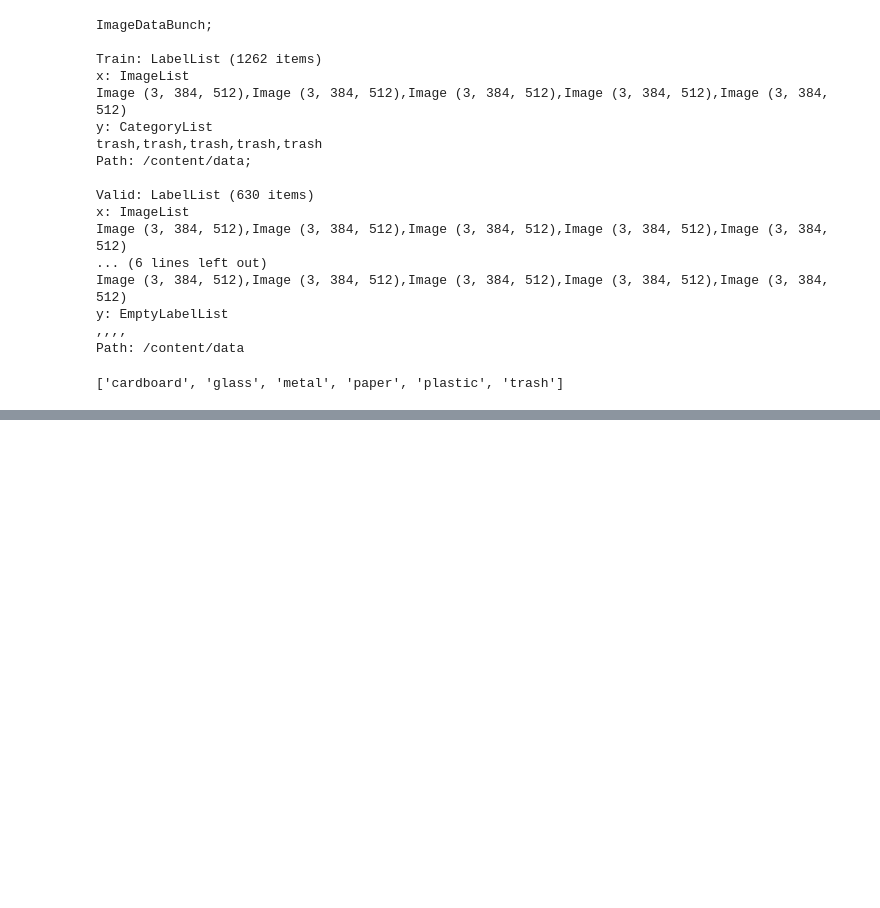
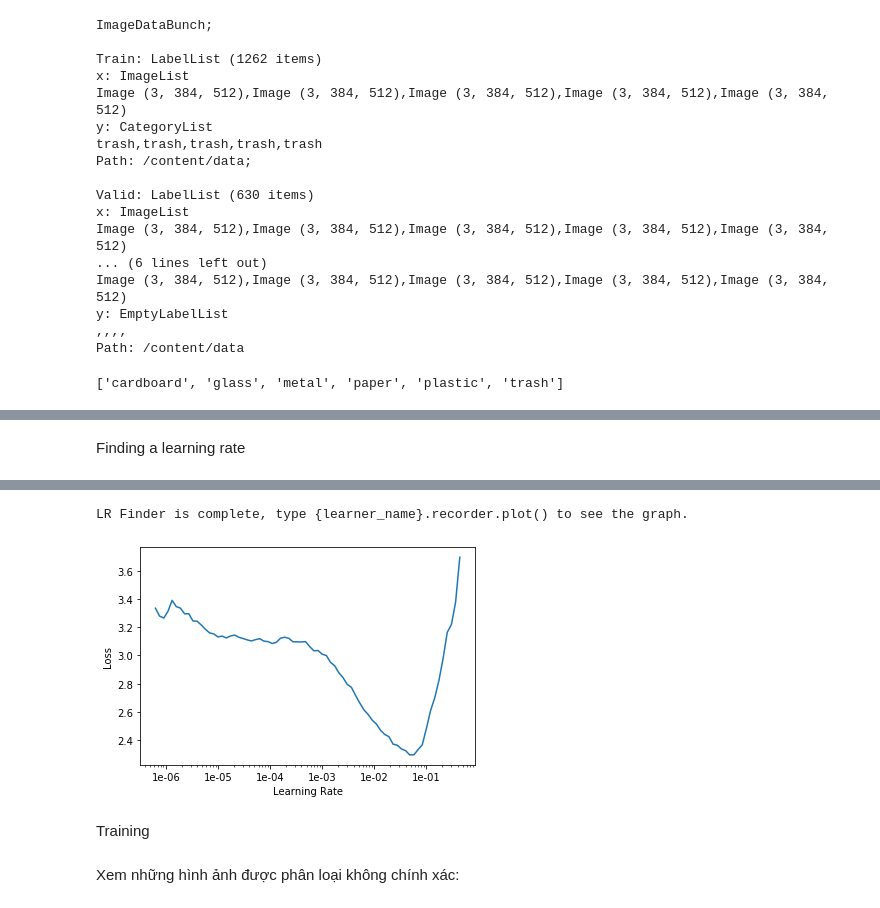
Before and after one commit to ladaifu/waste-sorting, a Jupyter notebook: waste_sorting.ipynb, the cells around one changed output, grey strips where cells are left out. Cells and saved outputs as stored; diff of their text form; code cells hidden in the pictures; blank space fills up the shorter version.

Commit message:
update model training

```diff
--- a/waste_sorting.ipynb
+++ b/waste_sorting.ipynb
@@ -168,0 +175,2 @@ data.show_batch(rows=4, figsize=(10,8))
+# %%
+learn = cnn_learner(data, models.resnet34, metrics=error_rate)
@@ -168,0 +201,7 @@ data.show_batch(rows=4, figsize=(10,8))
+# %% [markdown]
+Finding a learning rate
+# %%
+#learn.lr_find(start_lr=1e-6, end_lr=1e1)
+learn.lr_find()
+learn.recorder.plot()
+# %% [output]
@@ -168,0 +209,4 @@ data.show_batch(rows=4, figsize=(10,8))
+LR Finder is complete, type {learner_name}.recorder.plot() to see the graph.
+[figure, added]
+# %% [markdown]
+Training
@@ -168,0 +217,2 @@ data.show_batch(rows=4, figsize=(10,8))
+# %% [markdown]
+Xem những hình ảnh được phân loại không chính xác:
```
Also changed, not shown: parts of 12 cells of this notebook.
